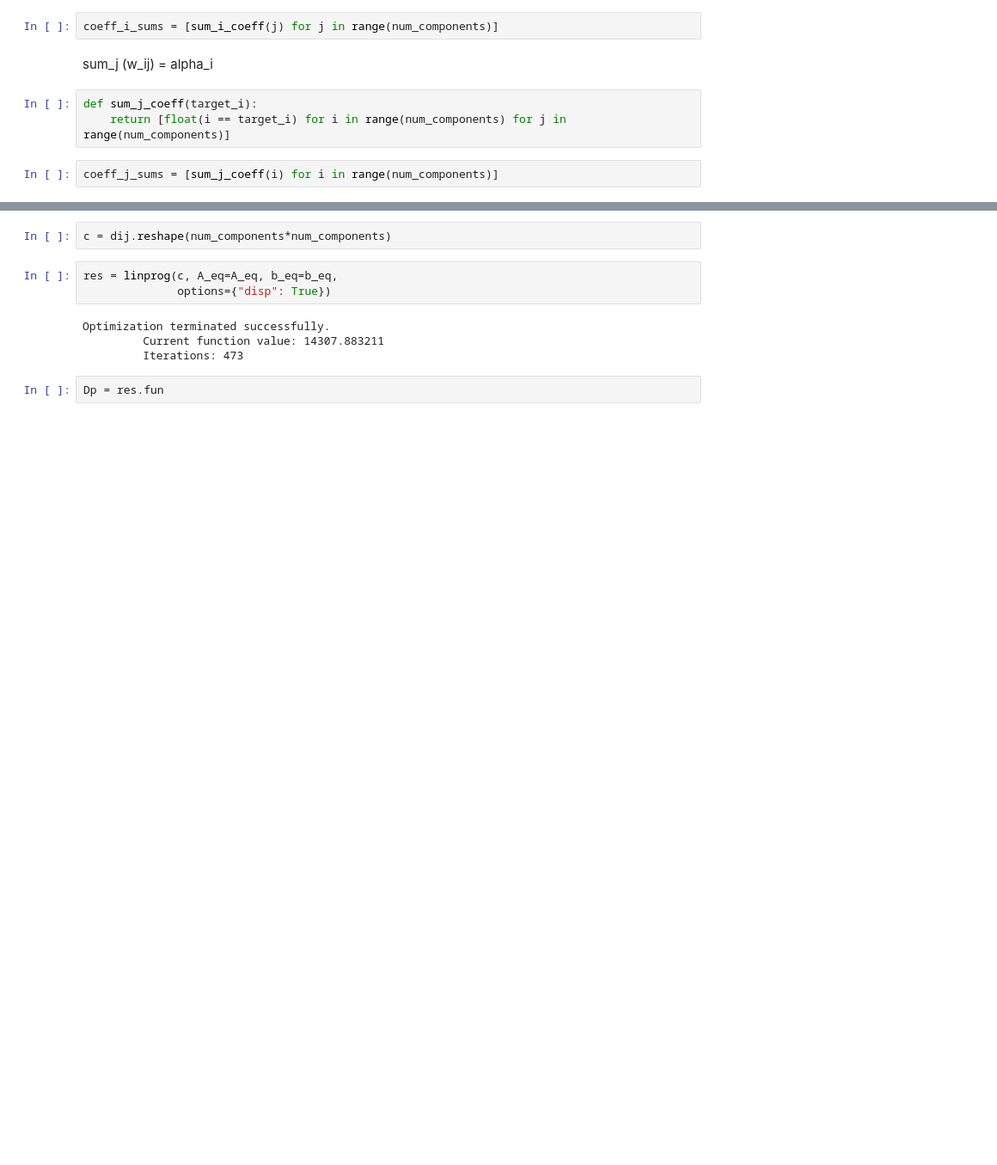
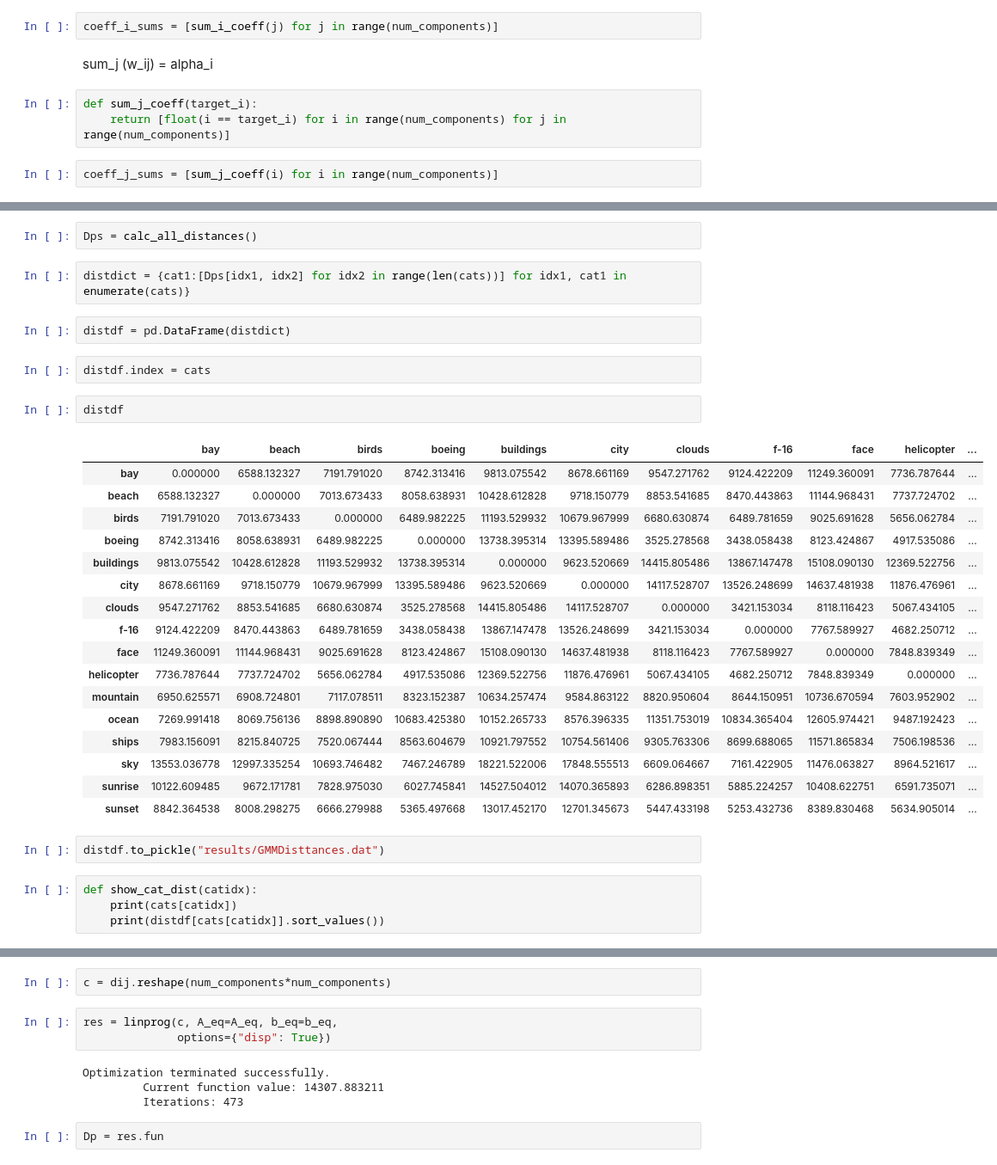
Before and after one commit to karino2/ClassSim, a Jupyter notebook: GMM_similarity.ipynb, the cells around one changed output, grey strips where cells are left out. Shown at 86% size. Cells and saved outputs as stored; diff of their text form; blank space fills up the shorter version.

Commit message:
Now calc parametric distance done!

```diff
--- a/GMM_similarity.ipynb
+++ b/GMM_similarity.ipynb
@@ -463,0 +469,34 @@ coeff_j_sums = [sum_j_coeff(i) for i in range(num_components)]
+# %%
+Dps = calc_all_distances()
+# %%
+distdict = {cat1:[Dps[idx1, idx2] for idx2 in range(len(cats))] for idx1, cat1 in enumerate(cats)}
+# %%
+distdf = pd.DataFrame(distdict)
+# %%
+distdf.index = cats
+# %%
+distdf
+# %% [output]
+|  | bay | beach | birds | boeing | buildings | city | clouds | f-16 | face | helicopter | ... |
+| bay | 0.000000 | 6588.132327 | 7191.791020 | 8742.313416 | 9813.075542 | 8678.661169 | 9547.271762 | 9124.422209 | 11249.360091 | 7736.787644 | ... |
+| beach | 6588.132327 | 0.000000 | 7013.673433 | 8058.638931 | 10428.612828 | 9718.150779 | 8853.541685 | 8470.443863 | 11144.968431 | 7737.724702 | ... |
+| birds | 7191.791020 | 7013.673433 | 0.000000 | 6489.982225 | 11193.529932 | 10679.967999 | 6680.630874 | 6489.781659 | 9025.691628 | 5656.062784 | ... |
+| boeing | 8742.313416 | 8058.638931 | 6489.982225 | 0.000000 | 13738.395314 | 13395.589486 | 3525.278568 | 3438.058438 | 8123.424867 | 4917.535086 | ... |
+| buildings | 9813.075542 | 10428.612828 | 11193.529932 | 13738.395314 | 0.000000 | 9623.520669 | 14415.805486 | 13867.147478 | 15108.090130 | 12369.522756 | ... |
+| city | 8678.661169 | 9718.150779 | 10679.967999 | 13395.589486 | 9623.520669 | 0.000000 | 14117.528707 | 13526.248699 | 14637.481938 | 11876.476961 | ... |
+| clouds | 9547.271762 | 8853.541685 | 6680.630874 | 3525.278568 | 14415.805486 | 14117.528707 | 0.000000 | 3421.153034 | 8118.116423 | 5067.434105 | ... |
+| f-16 | 9124.422209 | 8470.443863 | 6489.781659 | 3438.058438 | 13867.147478 | 13526.248699 | 3421.153034 | 0.000000 | 7767.589927 | 4682.250712 | ... |
+| face | 11249.360091 | 11144.968431 | 9025.691628 | 8123.424867 | 15108.090130 | 14637.481938 | 8118.116423 | 7767.589927 | 0.000000 | 7848.839349 | ... |
+| helicopter | 7736.787644 | 7737.724702 | 5656.062784 | 4917.535086 | 12369.522756 | 11876.476961 | 5067.434105 | 4682.250712 | 7848.839349 | 0.000000 | ... |
+| mountain | 6950.625571 | 6908.724801 | 7117.078511 | 8323.152387 | 10634.257474 | 9584.863122 | 8820.950604 | 8644.150951 | 10736.670594 | 7603.952902 | ... |
+| ocean | 7269.991418 | 8069.756136 | 8898.890890 | 10683.425380 | 10152.265733 | 8576.396335 | 11351.753019 | 10834.365404 | 12605.974421 | 9487.192423 | ... |
+| ships | 7983.156091 | 8215.840725 | 7520.067444 | 8563.604679 | 10921.797552 | 10754.561406 | 9305.763306 | 8699.688065 | 11571.865834 | 7506.198536 | ... |
+| sky | 13553.036778 | 12997.335254 | 10693.746482 | 7467.246789 | 18221.522006 | 17848.555513 | 6609.064667 | 7161.422905 | 11476.063827 | 8964.521617 | ... |
+| sunrise | 10122.609485 | 9672.171781 | 7828.975030 | 6027.745841 | 14527.504012 | 14070.365893 | 6286.898351 | 5885.224257 | 10408.622751 | 6591.735071 | ... |
+| sunset | 8842.364538 | 8008.298275 | 6666.279988 | 5365.497668 | 13017.452170 | 12701.345673 | 5447.433198 | 5253.432736 | 8389.830468 | 5634.905014 | ... |
+# %%
+distdf.to_pickle("results/GMMDisttances.dat")
+# %%
+def show_cat_dist(catidx):
+    print(cats[catidx])
+    print(distdf[cats[catidx]].sort_values())
```
Also changed, not shown: parts of 91 cells of this notebook.
